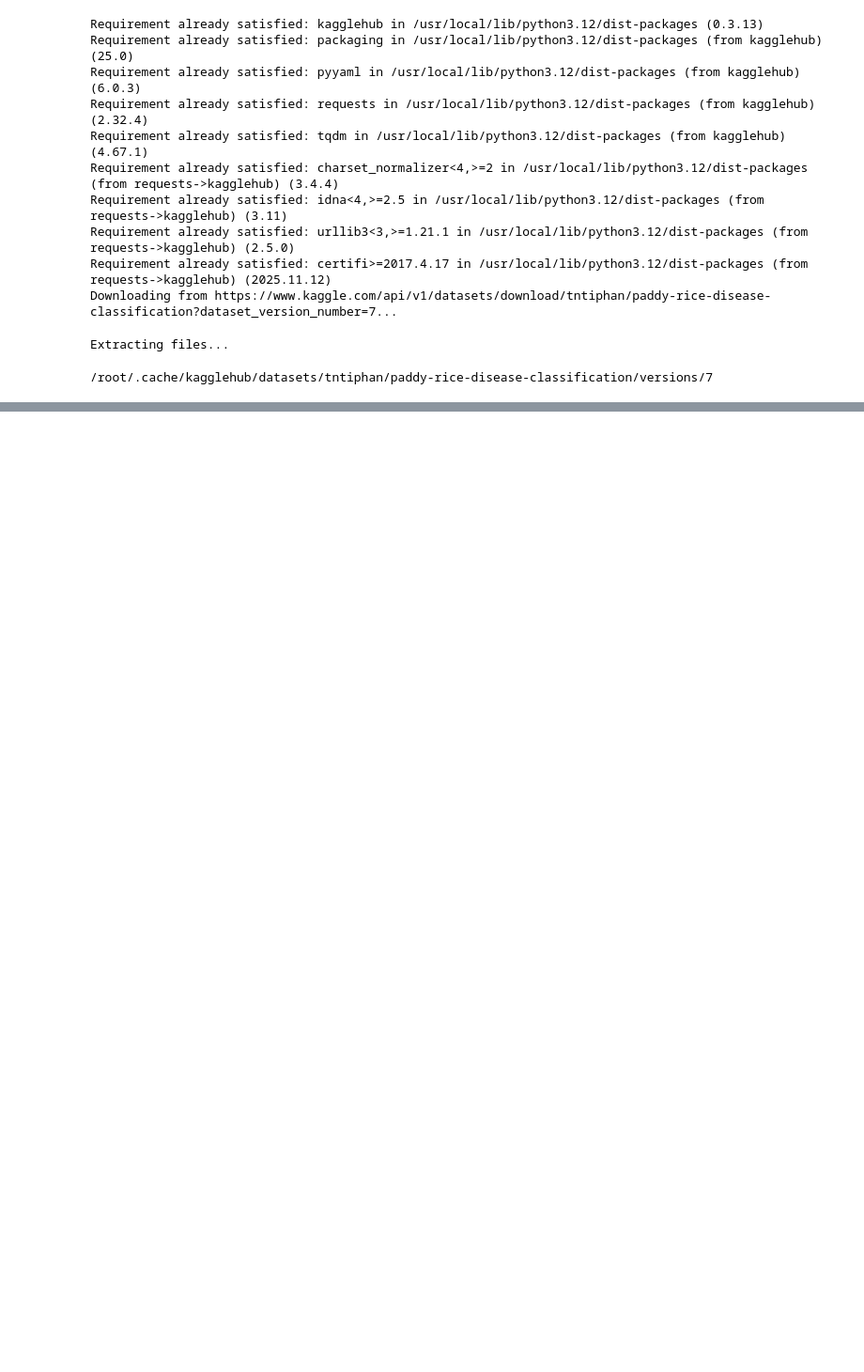
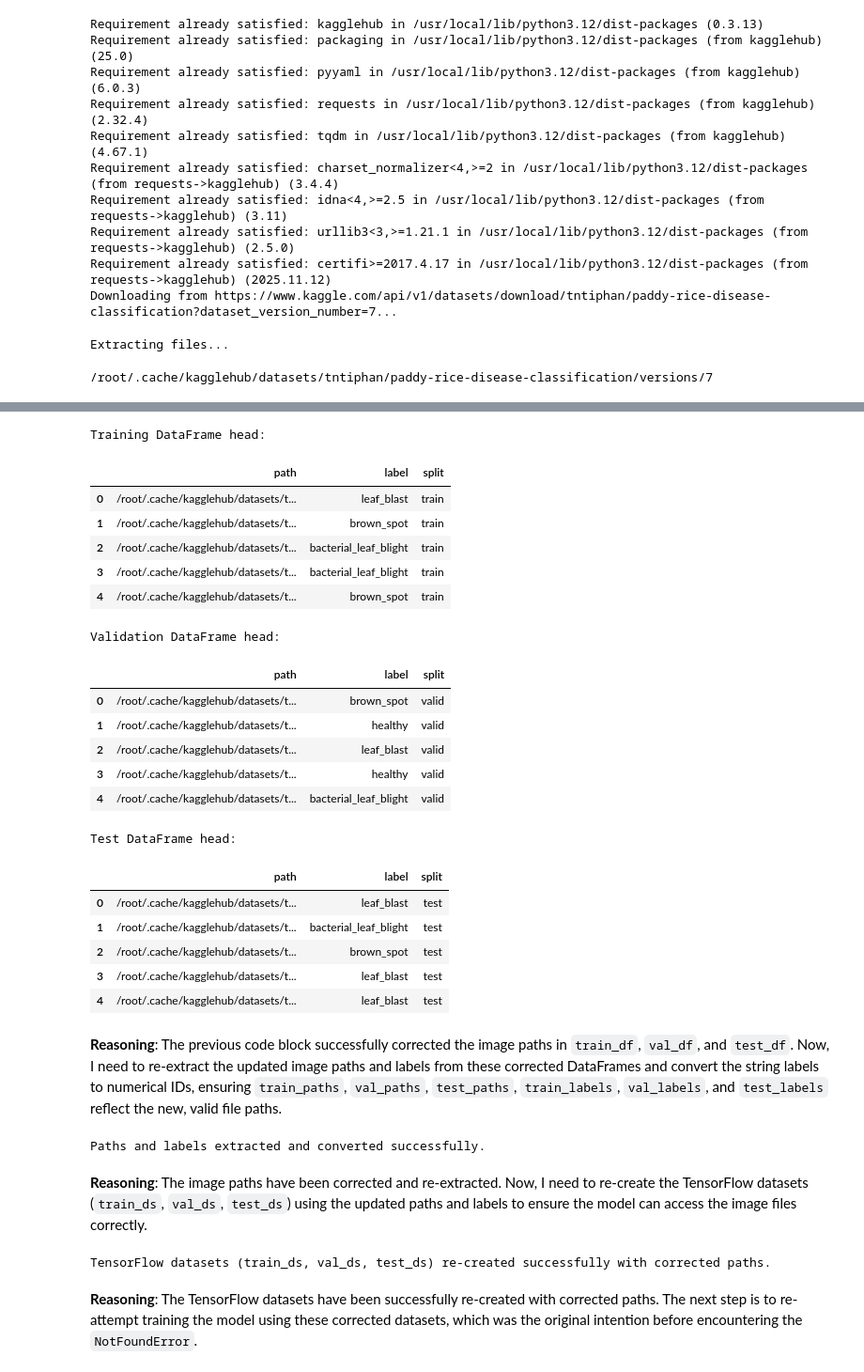
Before and after one commit to aneeq-shaffy/DL-labsheets, a Jupyter notebook: paddy_rice_disease_detector.ipynb, the cells around one changed output, grey strips where cells are left out. Shown: that part at 94% size. Drawn from its saved outputs; the diff is of its cells as text; code cells hidden in the pictures; blank space fills up the shorter version.

```diff
--- a/paddy_rice_disease_detector.ipynb
+++ b/paddy_rice_disease_detector.ipynb
@@ -194,0 +335,78 @@ model.save("rice_disease_cnn.keras")
+# %%
+train_df = metadata_df[metadata_df['split'] == 'train'].reset_index(drop=True)
+val_df = metadata_df[metadata_df['split'] == 'valid'].reset_index(drop=True)
+test_df = metadata_df[metadata_df['split'] == 'test'].reset_index(drop=True)
+
+# Corrected old_path_prefix to match the common Kaggle dataset path format
+old_path_prefix = '/kaggle/input/paddy-rice-disease-classification/'
+
+# The full_data_path already contains the correct local root for the dataset
+# (e.g., /root/.cache/kagglehub/.../versions/7/paddy-rice-disease-classification)
+new_path_root = full_data_path
+
+train_df['path'] = train_df['path'].str.replace(old_path_prefix, new_path_root + '/', regex=False)
+val_df['path'] = val_df['path'].str.replace(old_path_prefix, new_path_root + '/', regex=False)
+test_df['path'] = test_df['path'].str.replace(old_path_prefix, new_path_root + '/', regex=False)
+
+print("Training DataFrame head:")
+display(train_df.head())
+print("Validation DataFrame head:")
+display(val_df.head())
+print("Test DataFrame head:")
+display(test_df.head())
+# %% [output]
+Training DataFrame head:
+|  | path | label | split |
+| 0 | /root/.cache/kagglehub/datasets/t... | leaf_blast | train |
+| 1 | /root/.cache/kagglehub/datasets/t... | brown_spot | train |
+| 2 | /root/.cache/kagglehub/datasets/t... | bacterial_leaf_blight | train |
+| 3 | /root/.cache/kagglehub/datasets/t... | bacterial_leaf_blight | train |
+| 4 | /root/.cache/kagglehub/datasets/t... | brown_spot | train |
+Validation DataFrame head:
+|  | path | label | split |
+| 0 | /root/.cache/kagglehub/datasets/t... | brown_spot | valid |
+| 1 | /root/.cache/kagglehub/datasets/t... | healthy | valid |
+| 2 | /root/.cache/kagglehub/datasets/t... | leaf_blast | valid |
+| 3 | /root/.cache/kagglehub/datasets/t... | healthy | valid |
+| 4 | /root/.cache/kagglehub/datasets/t... | bacterial_leaf_blight | valid |
+Test DataFrame head:
+|  | path | label | split |
+| 0 | /root/.cache/kagglehub/datasets/t... | leaf_blast | test |
+| 1 | /root/.cache/kagglehub/datasets/t... | bacterial_leaf_blight | test |
+| 2 | /root/.cache/kagglehub/datasets/t... | brown_spot | test |
+| 3 | /root/.cache/kagglehub/datasets/t... | leaf_blast | test |
+| 4 | /root/.cache/kagglehub/datasets/t... | leaf_blast | test |
+# %% [markdown]
+**Reasoning**:
+The previous code block successfully corrected the image paths in `train_df`, `val_df`, and `test_df`. Now, I need to re-extract the updated image paths and labels from these corrected DataFrames and convert the string labels to numerical IDs, ensuring `train_paths`, `val_paths`, `test_paths`, `train_labels`, `val_labels`, and `test_labels` reflect the new, valid file paths.
+# %%
+train_paths = train_df['path'].to_list()
+val_paths = val_df['path'].to_list()
+test_paths = test_df['path'].to_list()
+
+train_labels_str = train_df['label'].to_list()
+val_labels_str = val_df['label'].to_list()
+test_labels_str = test_df['label'].to_list()
+
+train_labels = [label2id[label] for label in train_labels_str]
+val_labels = [label2id[label] for label in val_labels_str]
+test_labels = [label2id[label] for label in test_labels_str]
+
+# Print a confirmation message
+print("Paths and labels extracted and converted successfully.")
+# %% [output]
+Paths and labels extracted and converted successfully.
+# %% [markdown]
+**Reasoning**:
+The image paths have been corrected and re-extracted. Now, I need to re-create the TensorFlow datasets (`train_ds`, `val_ds`, `test_ds`) using the updated paths and labels to ensure the model can access the image files correctly.
+# %%
+train_ds = make_dataset(train_paths, train_labels)
+val_ds = make_dataset(val_paths, val_labels)
+test_ds = make_dataset(test_paths, test_labels)
+
+print("TensorFlow datasets (train_ds, val_ds, test_ds) re-created successfully with corrected paths.")
+# %% [output]
+TensorFlow datasets (train_ds, val_ds, test_ds) re-created successfully with corrected paths.
+# %% [markdown]
+**Reasoning**:
+The TensorFlow datasets have been successfully re-created with corrected paths. The next step is to re-attempt training the model using these corrected datasets, which was the original intention before encountering the `NotFoundError`.
```
Also changed, not shown: parts of 60 cells of this notebook.
